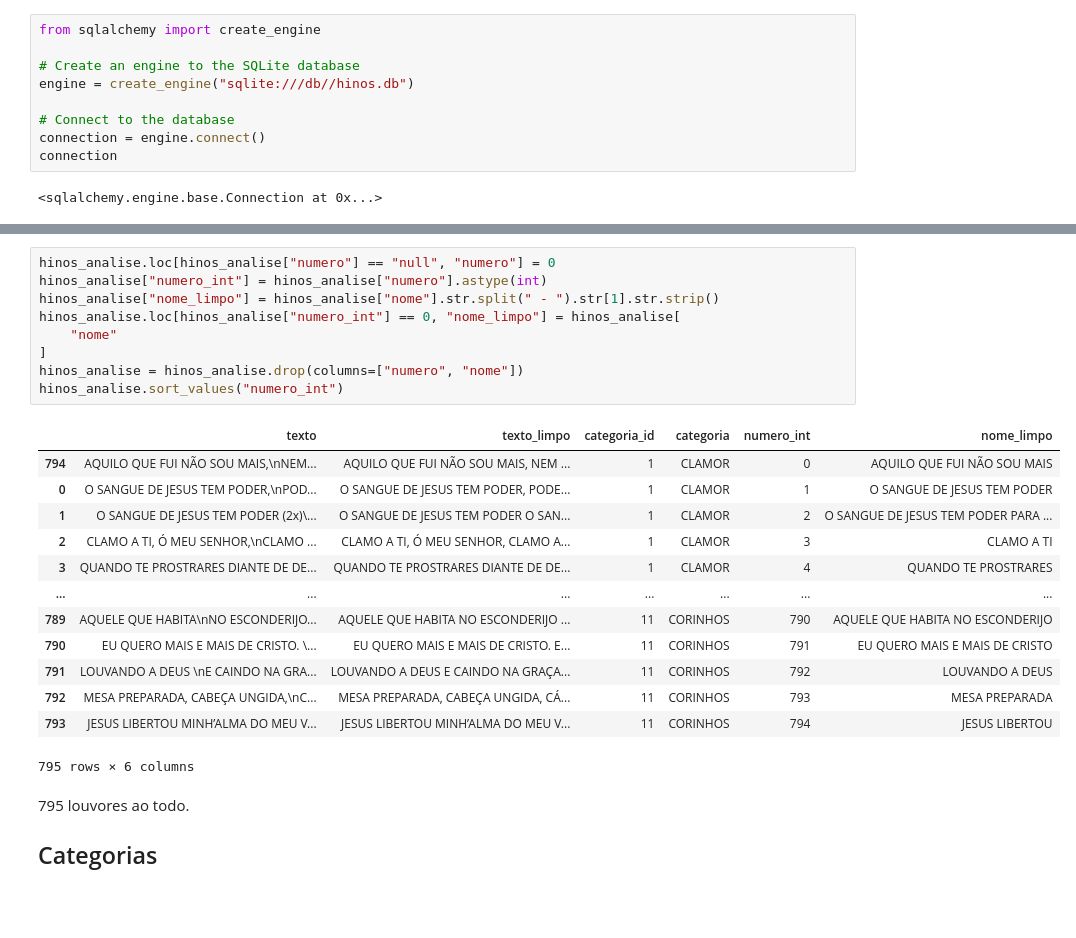
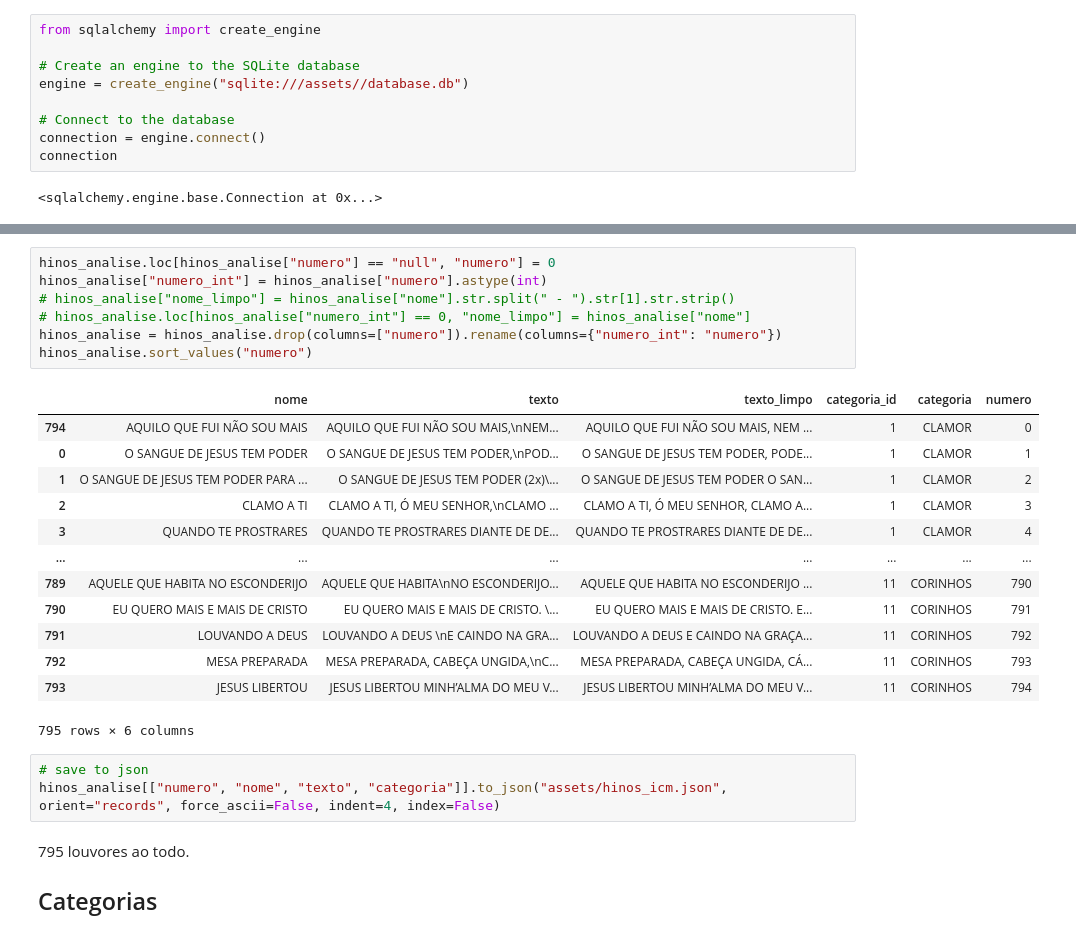
Before and after one commit to evaristocosta/hinos_db, a Jupyter notebook: eda1/eda1.ipynb, the cells around one changed output, grey strips where cells are left out. Saved outputs shown, nothing was run; the diff lists cells and outputs as text; blank space fills up the shorter version.

Commit message:
melhoria no processo dos numeros

```diff
--- a/eda1.ipynb
+++ b/eda1/eda1.ipynb
@@ -15,7 +15,7 @@ Até o momento desta análise, os dados estão salvos em uma base de dados SQLit
 from sqlalchemy import create_engine
 
 # Create an engine to the SQLite database
-engine = create_engine("sqlite:///db//hinos.db")
+engine = create_engine("sqlite:///assets//database.db")
 
 # Connect to the database
 connection = engine.connect()
@@ -59,26 +59,27 @@ hinos_analise
 # %%
 hinos_analise.loc[hinos_analise["numero"] == "null", "numero"] = 0
 hinos_analise["numero_int"] = hinos_analise["numero"].astype(int)
-hinos_analise["nome_limpo"] = hinos_analise["nome"].str.split(" - ").str[1].str.strip()
-hinos_analise.loc[hinos_analise["numero_int"] == 0, "nome_limpo"] = hinos_analise[
-    "nome"
-]
-hinos_analise = hinos_analise.drop(columns=["numero", "nome"])
-hinos_analise.sort_values("numero_int")
+# hinos_analise["nome_limpo"] = hinos_analise["nome"].str.split(" - ").str[1].str.strip()
+# hinos_analise.loc[hinos_analise["numero_int"] == 0, "nome_limpo"] = hinos_analise["nome"]
+hinos_analise = hinos_analise.drop(columns=["numero"]).rename(columns={"numero_int": "numero"})
+hinos_analise.sort_values("numero")
 # %% [output]
-|  | texto | texto_limpo | categoria_id | categoria | numero_int | nome_limpo |
-| 794 | AQUILO QUE FUI NÃO SOU MAIS,\nNEM... | AQUILO QUE FUI NÃO SOU MAIS, NEM ... | 1 | CLAMOR | 0 | AQUILO QUE FUI NÃO SOU MAIS |
-| 0 | O SANGUE DE JESUS TEM PODER,\nPOD... | O SANGUE DE JESUS TEM PODER, PODE... | 1 | CLAMOR | 1 | O SANGUE DE JESUS TEM PODER |
-| 1 | O SANGUE DE JESUS TEM PODER (2x)\... | O SANGUE DE JESUS TEM PODER O SAN... | 1 | CLAMOR | 2 | O SANGUE DE JESUS TEM PODER PARA ... |
-| 2 | CLAMO A TI, Ó MEU SENHOR,\nCLAMO ... | CLAMO A TI, Ó MEU SENHOR, CLAMO A... | 1 | CLAMOR | 3 | CLAMO A TI |
-| 3 | QUANDO TE PROSTRARES DIANTE DE DE... | QUANDO TE PROSTRARES DIANTE DE DE... | 1 | CLAMOR | 4 | QUANDO TE PROSTRARES |
+|  | nome | texto | texto_limpo | categoria_id | categoria | numero |
+| 794 | AQUILO QUE FUI NÃO SOU MAIS | AQUILO QUE FUI NÃO SOU MAIS,\nNEM... | AQUILO QUE FUI NÃO SOU MAIS, NEM ... | 1 | CLAMOR | 0 |
+| 0 | O SANGUE DE JESUS TEM PODER | O SANGUE DE JESUS TEM PODER,\nPOD... | O SANGUE DE JESUS TEM PODER, PODE... | 1 | CLAMOR | 1 |
+| 1 | O SANGUE DE JESUS TEM PODER PARA ... | O SANGUE DE JESUS TEM PODER (2x)\... | O SANGUE DE JESUS TEM PODER O SAN... | 1 | CLAMOR | 2 |
+| 2 | CLAMO A TI | CLAMO A TI, Ó MEU SENHOR,\nCLAMO ... | CLAMO A TI, Ó MEU SENHOR, CLAMO A... | 1 | CLAMOR | 3 |
+| 3 | QUANDO TE PROSTRARES | QUANDO TE PROSTRARES DIANTE DE DE... | QUANDO TE PROSTRARES DIANTE DE DE... | 1 | CLAMOR | 4 |
 | ... | ... | ... | ... | ... | ... | ... |
-| 789 | AQUELE QUE HABITA\nNO ESCONDERIJO... | AQUELE QUE HABITA NO ESCONDERIJO ... | 11 | CORINHOS | 790 | AQUELE QUE HABITA NO ESCONDERIJO |
-| 790 | EU QUERO MAIS E MAIS DE CRISTO. \... | EU QUERO MAIS E MAIS DE CRISTO. E... | 11 | CORINHOS | 791 | EU QUERO MAIS E MAIS DE CRISTO |
-| 791 | LOUVANDO A DEUS \nE CAINDO NA GRA... | LOUVANDO A DEUS E CAINDO NA GRAÇA... | 11 | CORINHOS | 792 | LOUVANDO A DEUS |
-| 792 | MESA PREPARADA, CABEÇA UNGIDA,\nC... | MESA PREPARADA, CABEÇA UNGIDA, CÁ... | 11 | CORINHOS | 793 | MESA PREPARADA |
-| 793 | JESUS LIBERTOU MINH’ALMA DO MEU V... | JESUS LIBERTOU MINH’ALMA DO MEU V... | 11 | CORINHOS | 794 | JESUS LIBERTOU |
+| 789 | AQUELE QUE HABITA NO ESCONDERIJO | AQUELE QUE HABITA\nNO ESCONDERIJO... | AQUELE QUE HABITA NO ESCONDERIJO ... | 11 | CORINHOS | 790 |
+| 790 | EU QUERO MAIS E MAIS DE CRISTO | EU QUERO MAIS E MAIS DE CRISTO. \... | EU QUERO MAIS E MAIS DE CRISTO. E... | 11 | CORINHOS | 791 |
+| 791 | LOUVANDO A DEUS | LOUVANDO A DEUS \nE CAINDO NA GRA... | LOUVANDO A DEUS E CAINDO NA GRAÇA... | 11 | CORINHOS | 792 |
+| 792 | MESA PREPARADA | MESA PREPARADA, CABEÇA UNGIDA,\nC... | MESA PREPARADA, CABEÇA UNGIDA, CÁ... | 11 | CORINHOS | 793 |
+| 793 | JESUS LIBERTOU | JESUS LIBERTOU MINH’ALMA DO MEU V... | JESUS LIBERTOU MINH’ALMA DO MEU V... | 11 | CORINHOS | 794 |
 795 rows × 6 columns
+# %%
+# save to json
+hinos_analise[["numero", "nome", "texto", "categoria"]].to_json("assets/hinos_icm.json", orient="records", force_ascii=False, indent=4, index=False)
 # %% [markdown]
 795 louvores ao todo.
 
```
Also changed, not shown: parts of 3 cells of this notebook, 6 other files.
